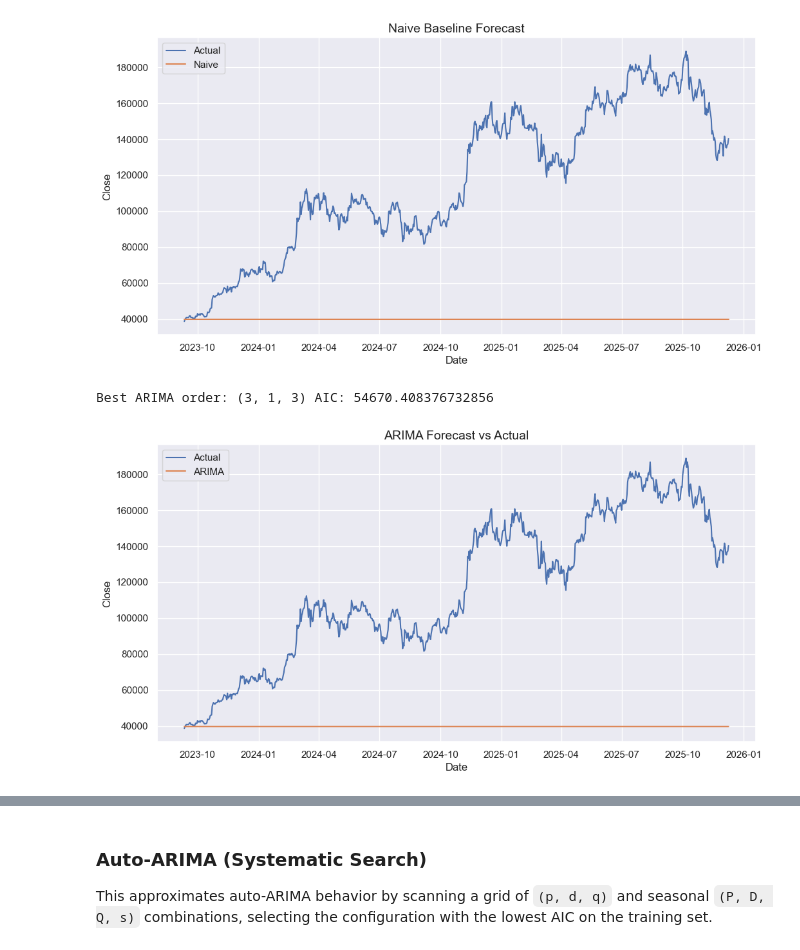
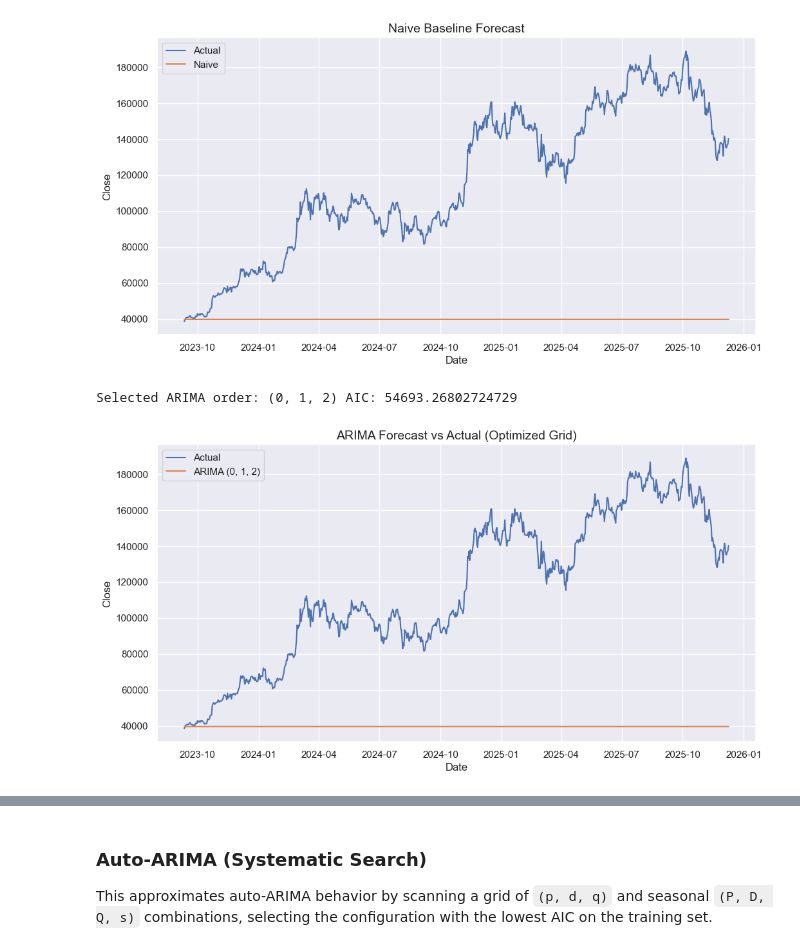
Before and after one commit to IamHammadDevX/Bitcoin-TimeSeries-Forecasting, a Jupyter notebook: TimeSeries_Forecasting_BitCoin.ipynb, the cells around one changed output, grey strips where cells are left out. Saved outputs shown, nothing was run; the diff lists cells and outputs as text; code cells hidden in the pictures.

Commit message:
Model pkl file generated and other analysis done

```diff
--- a/TimeSeries_Forecasting_BitCoin.ipynb
+++ b/TimeSeries_Forecasting_BitCoin.ipynb
@@ -860,40 +861,50 @@ plt.show()
 # %% [output]
 [figure]
 # %%
-def fit_forecast_sarimax(y_train, y_test, order=(1,0,1), seasonal_order=(0,0,0,0)):
-    model = SARIMAX(y_train, order=order, seasonal_order=seasonal_order, enforce_stationarity=False, enforce_invertibility=False)
-    res = model.fit(disp=False, maxiter=200)
-    fc = res.forecast(steps=len(y_test))
-    return res, fc
-
+# Optimized ARIMA selection (reduced grid for speed and stability)
+# Keep grid small to guarantee fast notebook execution while selecting by AIC
 best_arima = None
 best_aic = np.inf
 best_order = None
-for p in range(0, 4):
-    for d in [sel_d, max(sel_d-1,0), min(sel_d+1,2)]:
-        for q in range(0, 4):
+
+p_range = range(0, 3)   # p = 0..2
+q_range = range(0, 3)   # q = 0..2
+# choose a small set of differencing orders around selected d
+d_choices = [sel_d] if 'sel_d' in globals() and sel_d is not None else [0, 1]
+
+for p in p_range:
+    for d in d_choices:
+        for q in q_range:
             try:
-                m = SARIMAX(y_train, order=(p,d,q), enforce_stationarity=False, enforce_invertibility=False)
-                r = m.fit(disp=False, maxiter=200)
+                m = SARIMAX(y_train, order=(p, d, q), enforce_stationarity=False, enforce_invertibility=False)
+                # smaller maxiter and deterministic optimizer to speed up
+                r = m.fit(disp=False, maxiter=100, method='lbfgs')
                 if r.aic < best_aic:
                     best_aic = r.aic
                     best_arima = r
-                    best_order = (p,d,q)
-            except Exception as e:
+                    best_order = (p, d, q)
+            except Exception:
+                # skip configurations that fail to converge or throw errors
                 continue
-print('Best ARIMA order:', best_order, 'AIC:', best_aic)
-arima_fc = best_arima.forecast(steps=len(y_test)) if best_arima is not None else pd.Series(index=y_test.index)
+
+if best_arima is None:
+    raise RuntimeError('ARIMA grid search failed to find a valid model. Consider widening grid or checking data.')
+
+print('Selected ARIMA order:', best_order, 'AIC:', best_aic)
+# Forecast using the selected ARIMA
+arima_fc = best_arima.forecast(steps=len(y_test))
+
 plt.figure()
 plt.plot(y_test.index, y_test, label='Actual')
-plt.plot(y_test.index, arima_fc, label='ARIMA')
-plt.title('ARIMA Forecast vs Actual')
+plt.plot(y_test.index, arima_fc, label=f'ARIMA {best_order}')
+plt.title('ARIMA Forecast vs Actual (Optimized Grid)')
 plt.xlabel('Date')
 plt.ylabel('Close')
 plt.legend()
 plt.show()
 # %% [output]
-Best ARIMA order: (3, 1, 3) AIC: 54670.408376732856
+Selected ARIMA order: (0, 1, 2) AIC: 54693.26802724729
-[figure, old version]
+[figure, new version]
 # %%
 best_sarima = None
 best_sar_aic = np.inf
```
Also changed, not shown: parts of 13 cells of this notebook.
